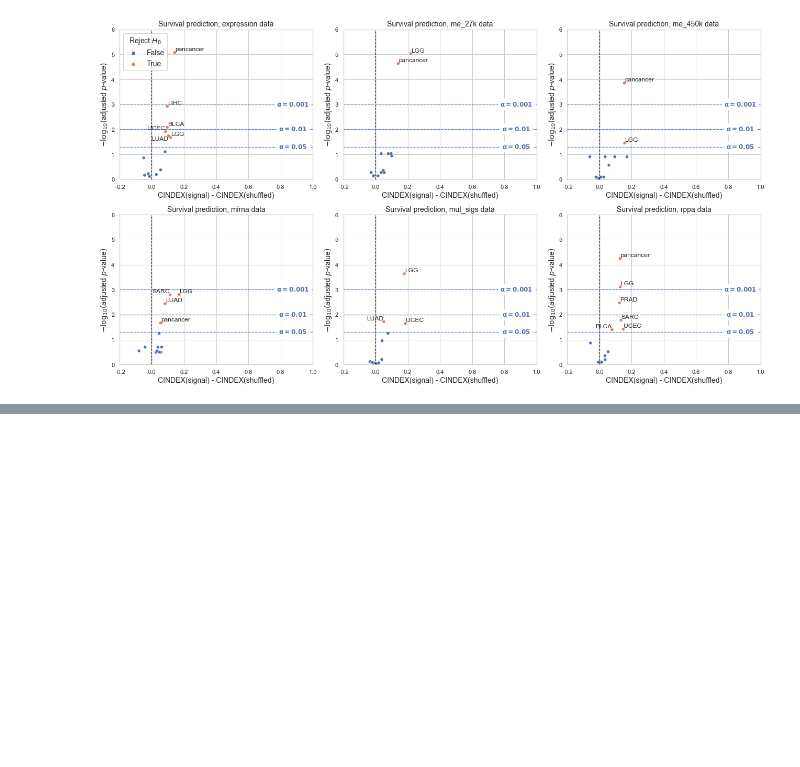
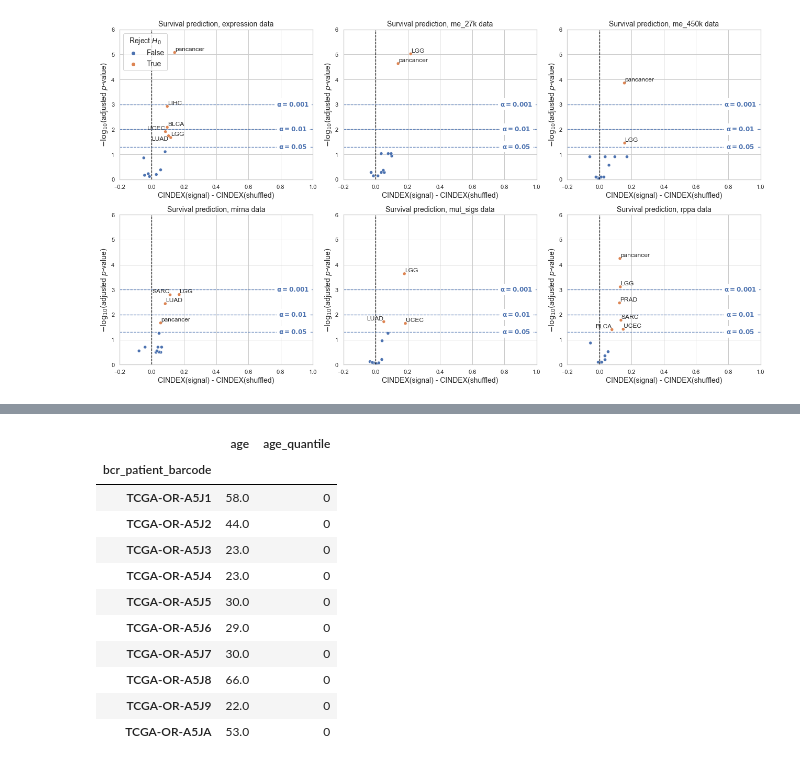
Before and after one commit to greenelab/mpmp, a Jupyter notebook: 06_predict_survival/plot_survival_results.ipynb, the cells around one changed output, grey strips where cells are left out. Cells and saved outputs as stored; diff of their text form; code cells hidden in the pictures; blank space fills up the shorter version.

```diff
--- a/06_predict_survival/plot_survival_results.ipynb
+++ b/06_predict_survival/plot_survival_results.ipynb
@@ -551,0 +620,18 @@ rppa: 6/13
+# %%
+age_quantiles = np.digitize(ages.values, qs_age)
+ages = pd.DataFrame(ages)
+ages['age_quantile'] = age_quantiles
+ages.head(n=10)
+# %% [output]
+|  | age | age_quantile |
+| bcr_patient_barcode |  |  |
+| TCGA-OR-A5J1 | 58.0 | 0 |
+| TCGA-OR-A5J2 | 44.0 | 0 |
+| TCGA-OR-A5J3 | 23.0 | 0 |
+| TCGA-OR-A5J4 | 23.0 | 0 |
+| TCGA-OR-A5J5 | 30.0 | 0 |
+| TCGA-OR-A5J6 | 29.0 | 0 |
+| TCGA-OR-A5J7 | 30.0 | 0 |
+| TCGA-OR-A5J8 | 66.0 | 0 |
+| TCGA-OR-A5J9 | 22.0 | 0 |
+| TCGA-OR-A5JA | 53.0 | 0 |
```
Also changed, not shown: parts of 7 cells of this notebook, 1 other file.
